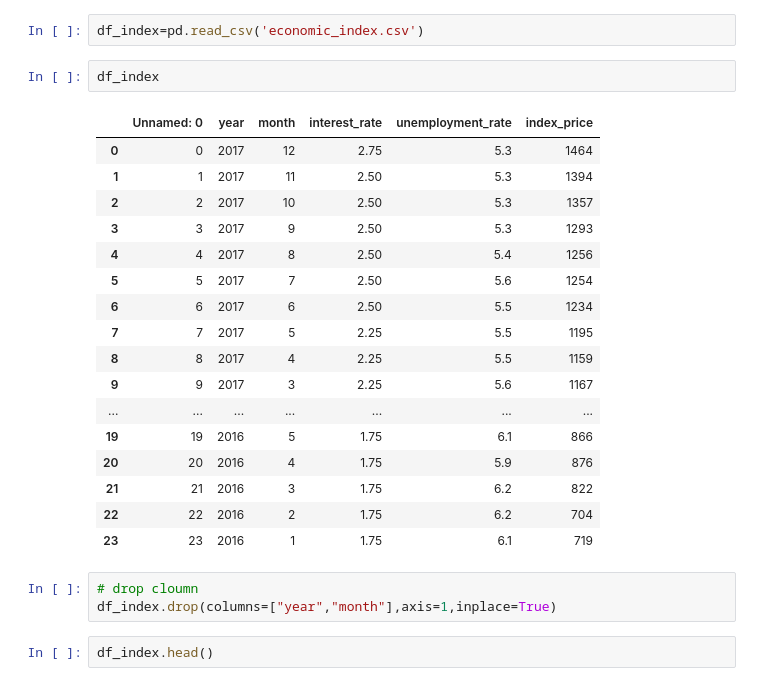
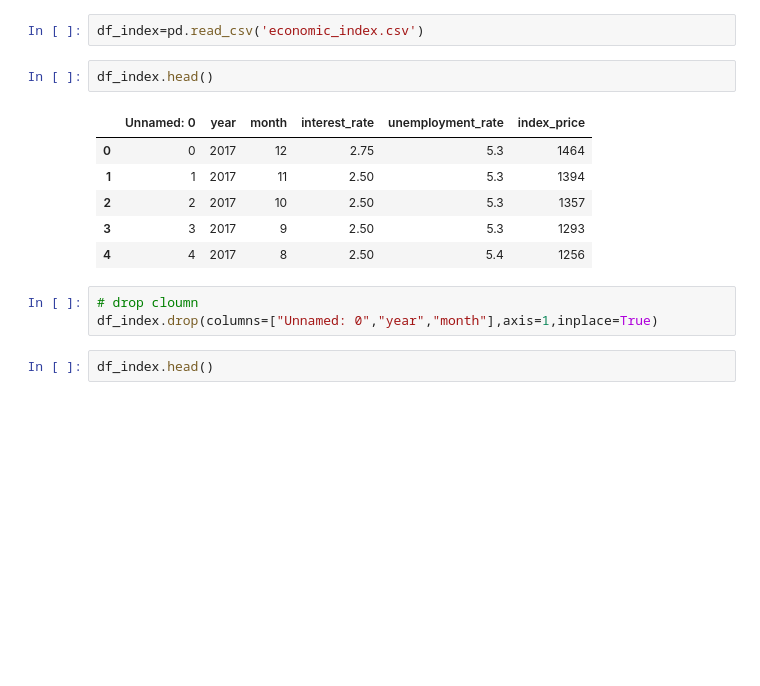
Before and after one commit to SARWAGYASHAH/implementing-linear-regression, a Jupyter notebook: multiple_linear_reg.ipynb, the cells around one changed output. Saved outputs shown, nothing was run; the diff lists cells and outputs as text; blank space fills up the shorter version.

```diff
--- a/multiple_linear_reg.ipynb
+++ b/multiple_linear_reg.ipynb
@@ -8,28 +8,17 @@ import numpy as np
 # %%
 df_index=pd.read_csv('economic_index.csv')
 # %%
-df_index
+df_index.head()
 # %% [output]
 |  | Unnamed: 0 | year | month | interest_rate | unemployment_rate | index_price |
 | 0 | 0 | 2017 | 12 | 2.75 | 5.3 | 1464 |
 | 1 | 1 | 2017 | 11 | 2.50 | 5.3 | 1394 |
 | 2 | 2 | 2017 | 10 | 2.50 | 5.3 | 1357 |
 | 3 | 3 | 2017 | 9 | 2.50 | 5.3 | 1293 |
 | 4 | 4 | 2017 | 8 | 2.50 | 5.4 | 1256 |
-| 5 | 5 | 2017 | 7 | 2.50 | 5.6 | 1254 |
-| 6 | 6 | 2017 | 6 | 2.50 | 5.5 | 1234 |
-| 7 | 7 | 2017 | 5 | 2.25 | 5.5 | 1195 |
-| 8 | 8 | 2017 | 4 | 2.25 | 5.5 | 1159 |
-| 9 | 9 | 2017 | 3 | 2.25 | 5.6 | 1167 |
-| ... | ... | ... | ... | ... | ... | ... |
-| 19 | 19 | 2016 | 5 | 1.75 | 6.1 | 866 |
-| 20 | 20 | 2016 | 4 | 1.75 | 5.9 | 876 |
-| 21 | 21 | 2016 | 3 | 1.75 | 6.2 | 822 |
-| 22 | 22 | 2016 | 2 | 1.75 | 6.2 | 704 |
-| 23 | 23 | 2016 | 1 | 1.75 | 6.1 | 719 |
 # %%
 # drop cloumn
-df_index.drop(columns=["year","month"],axis=1,inplace=True)
+df_index.drop(columns=["Unnamed: 0","year","month"],axis=1,inplace=True)
 # %%
 df_index.head()
 # %% [output]
```
Also changed, not shown: parts of 16 cells of this notebook, 2 other files.
